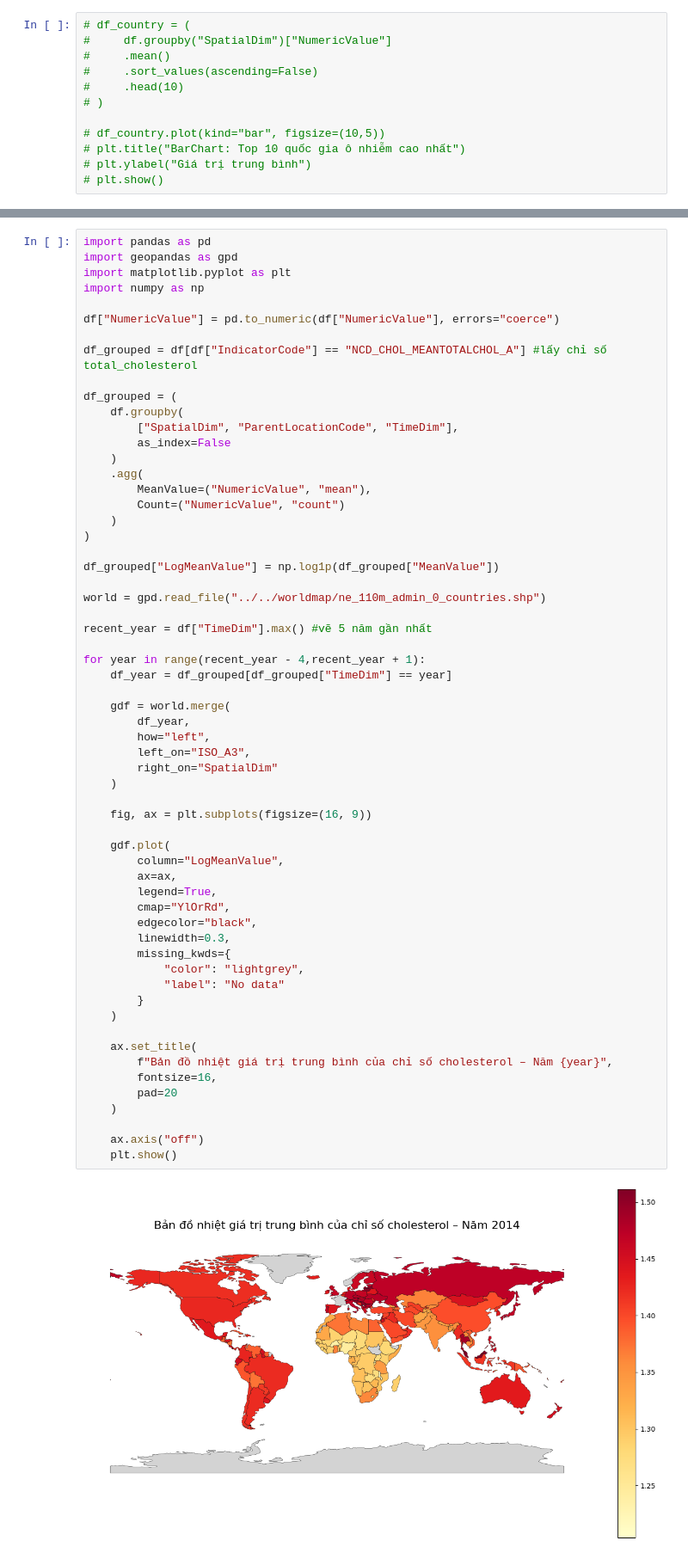
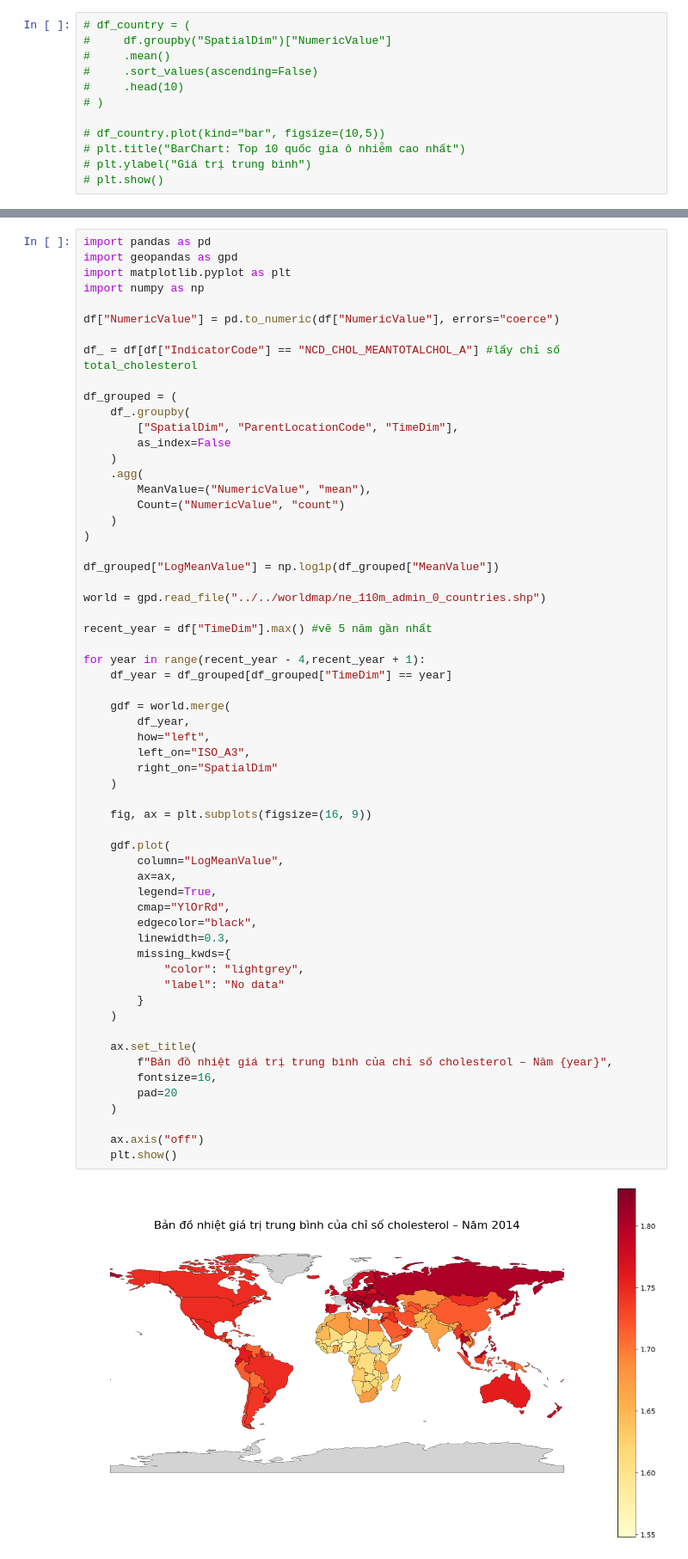
Before and after one commit to baolam/heart-disease-analysis, a Jupyter notebook: preprocessing/outlier/cholesterol.ipynb, the cells around one changed output, grey strips where cells are left out. Shown at 86% size. Saved outputs shown, nothing was run; the diff lists cells and outputs as text.

```diff
--- a/preprocessing/outlier/cholesterol.ipynb
+++ b/preprocessing/outlier/cholesterol.ipynb
@@ -242,10 +242,10 @@ import numpy as np
 
 df["NumericValue"] = pd.to_numeric(df["NumericValue"], errors="coerce")
 
-df_grouped = df[df["IndicatorCode"] == "NCD_CHOL_MEANTOTALCHOL_A"] #lấy chỉ số total_cholesterol
+df_ = df[df["IndicatorCode"] == "NCD_CHOL_MEANTOTALCHOL_A"] #lấy chỉ số total_cholesterol
 
 df_grouped = (
-    df.groupby(
+    df_.groupby(
         ["SpatialDim", "ParentLocationCode", "TimeDim"],
         as_index=False
     )
@@ -268,31 +268,31 @@ for year in range(recent_year - 4,recent_year + 1):
         df_year,
         how="left",
         left_on="ISO_A3",
         right_on="SpatialDim"
     )
 
     fig, ax = plt.subplots(figsize=(16, 9))
 
     gdf.plot(
         column="LogMeanValue",
         ax=ax,
         legend=True,
         cmap="YlOrRd",
         edgecolor="black",
         linewidth=0.3,
         missing_kwds={
             "color": "lightgrey",
             "label": "No data"
         }
     )
 
     ax.set_title(
         f"Bản đồ nhiệt giá trị trung bình của chỉ số cholesterol – Năm {year}",
         fontsize=16,
         pad=20
     )
 
     ax.axis("off")
     plt.show()
 # %% [output]
-[figure, old version]
+[figure, new version]
```
Also changed, not shown: parts of 1 cell of this notebook, 1 other file.
